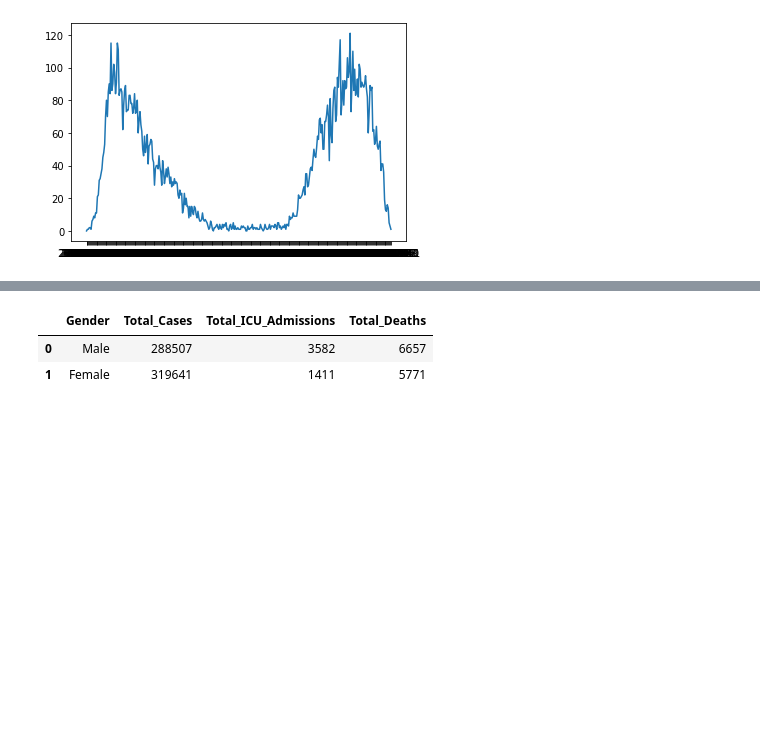
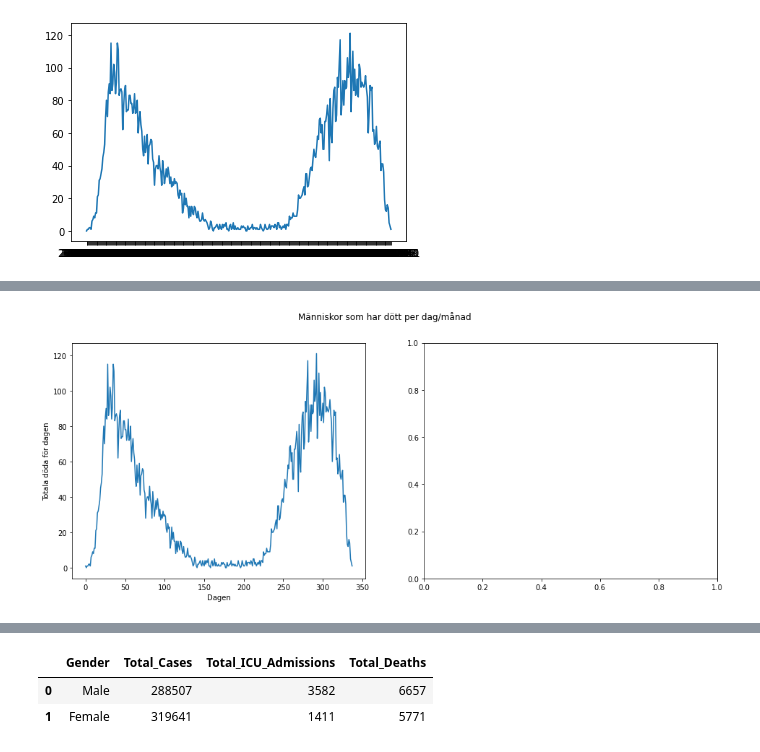
Before and after one commit to Limpan0305/linus_sundsten_TE19C, a Jupyter notebook: Programmering1/Dataanalysprojekt/projekt.ipynb, the cells around one changed output, grey strips where cells are left out. Cells and saved outputs as stored; diff of their text form; code cells hidden in the pictures; blank space fills up the shorter version.

```diff
--- a/Programmering1/Dataanalysprojekt/projekt.ipynb
+++ b/Programmering1/Dataanalysprojekt/projekt.ipynb
@@ -72,0 +36,18 @@ graf(smittade,smittade)
+# %%
+import pandas as pd
+import numpy as np
+
+df = pd.read_csv("National_Daily_Deaths.csv") #Läser in filen med hjälp av pandas
+döda = df["National_Daily_Deaths"]
+färger = ["blue", "pink"]
+x=("Antal döda per dag")
+
+def grafer(x,y):
+  fig, axs = plt.subplots(1, 2, figsize=(16, 6))
+  axs[0].plot(y)
+  axs[0].set_xlabel("Dagen")
+  axs[0].set_ylabel("Totala döda för dagen")
+  fig.suptitle('Människor som har dött per dag/månad')
+grafer(x,döda)
+# %% [output]
+[figure, added]
```
Also changed, not shown: parts of 5 cells of this notebook, 1 other file.
